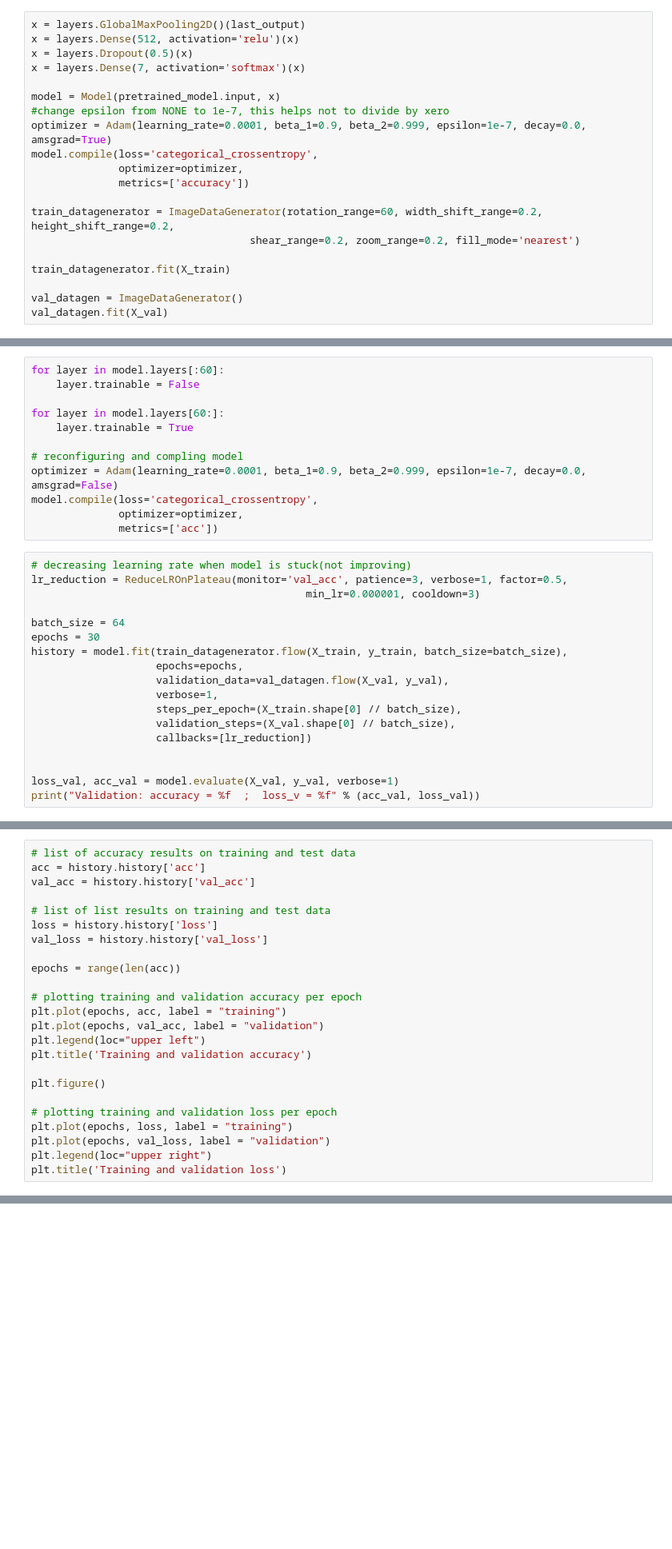
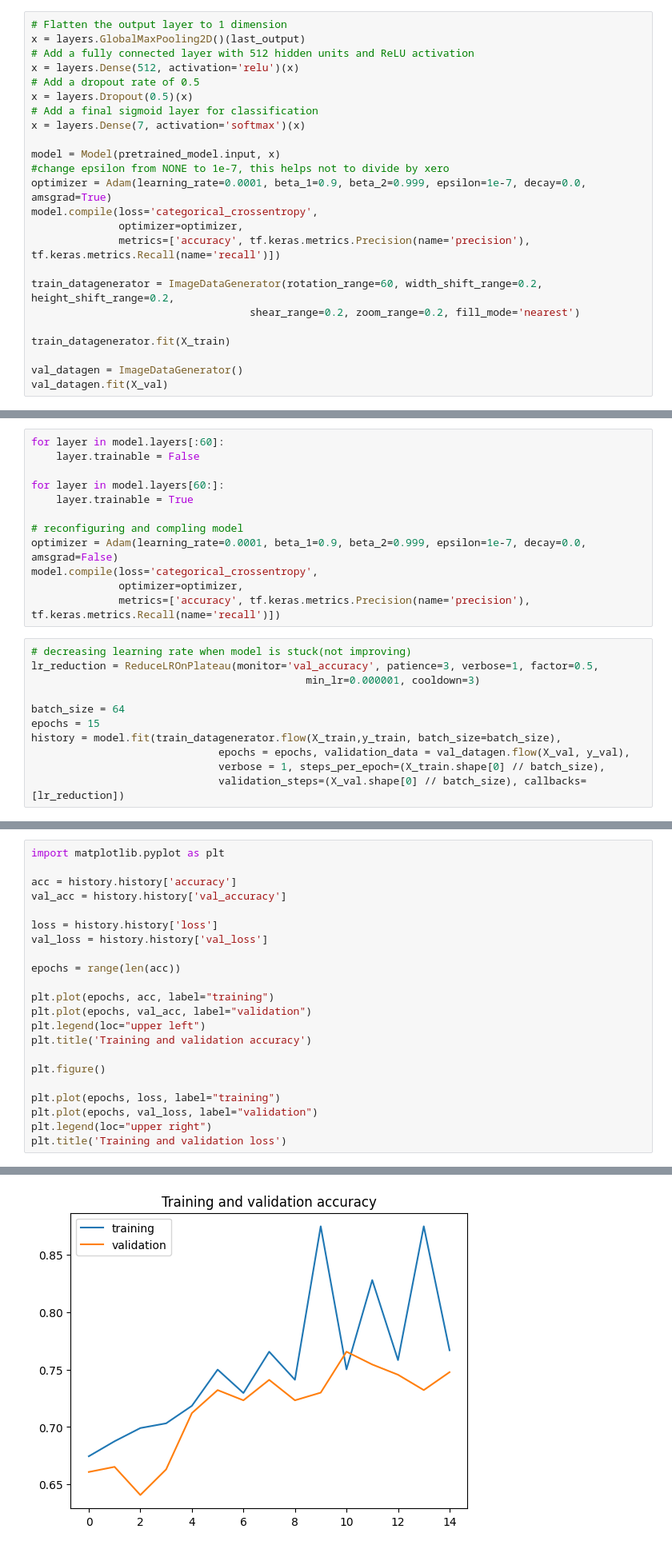
Before and after one commit to SajedHamdan09/skin-cancer-detection, a Jupyter notebook: CNN/MobileNet.ipynb, the cells around one changed output, grey strips where cells are left out. Shown at 80% size. Cells and saved outputs as stored; diff of their text form; blank space fills up the shorter version.

```diff
--- a/CNN/MobileNet.ipynb
+++ b/CNN/MobileNet.ipynb
@@ -46,7 +68,11 @@ last_output = last_layer.output
 # %%
+# Flatten the output layer to 1 dimension
 x = layers.GlobalMaxPooling2D()(last_output)
+# Add a fully connected layer with 512 hidden units and ReLU activation
 x = layers.Dense(512, activation='relu')(x)
+# Add a dropout rate of 0.5
 x = layers.Dropout(0.5)(x)
+# Add a final sigmoid layer for classification
 x = layers.Dense(7, activation='softmax')(x)
 
 model = Model(pretrained_model.input, x)
@@ -54,7 +80,7 @@ model = Model(pretrained_model.input, x)
 optimizer = Adam(learning_rate=0.0001, beta_1=0.9, beta_2=0.999, epsilon=1e-7, decay=0.0, amsgrad=True)
 model.compile(loss='categorical_crossentropy',
               optimizer=optimizer,
-              metrics=['accuracy'])
+              metrics=['accuracy', tf.keras.metrics.Precision(name='precision'), tf.keras.metrics.Recall(name='recall')])
 
 train_datagenerator = ImageDataGenerator(rotation_range=60, width_shift_range=0.2, height_shift_range=0.2,
                                    shear_range=0.2, zoom_range=0.2, fill_mode='nearest')
@@ -83,22 +117,15 @@ for layer in model.layers[60:]:
 optimizer = Adam(learning_rate=0.0001, beta_1=0.9, beta_2=0.999, epsilon=1e-7, decay=0.0, amsgrad=False)
 model.compile(loss='categorical_crossentropy',
               optimizer=optimizer,
-              metrics=['acc'])
+              metrics=['accuracy', tf.keras.metrics.Precision(name='precision'), tf.keras.metrics.Recall(name='recall')])
 # %%
 # decreasing learning rate when model is stuck(not improving)
-lr_reduction = ReduceLROnPlateau(monitor='val_acc', patience=3, verbose=1, factor=0.5,
+lr_reduction = ReduceLROnPlateau(monitor='val_accuracy', patience=3, verbose=1, factor=0.5,
                                             min_lr=0.000001, cooldown=3)
 
 batch_size = 64
-epochs = 30
-history = model.fit(train_datagenerator.flow(X_train, y_train, batch_size=batch_size),
-                    epochs=epochs,
-                    validation_data=val_datagen.flow(X_val, y_val),
-                    verbose=1,
-                    steps_per_epoch=(X_train.shape[0] // batch_size),
-                    validation_steps=(X_val.shape[0] // batch_size),
-                    callbacks=[lr_reduction])
-
-
-loss_val, acc_val = model.evaluate(X_val, y_val, verbose=1)
-print("Validation: accuracy = %f  ;  loss_v = %f" % (acc_val, loss_val))
+epochs = 15
+history = model.fit(train_datagenerator.flow(X_train,y_train, batch_size=batch_size),
+                              epochs = epochs, validation_data = val_datagen.flow(X_val, y_val),
+                              verbose = 1, steps_per_epoch=(X_train.shape[0] // batch_size),
+                              validation_steps=(X_val.shape[0] // batch_size), callbacks=[lr_reduction])
@@ -119,24 +190,23 @@ model.save("MobileNet.h5")
 # %%
-# list of accuracy results on training and test data
-acc = history.history['acc']
-val_acc = history.history['val_acc']
+import matplotlib.pyplot as plt
 
-# list of list results on training and test data
+acc = history.history['accuracy']
+val_acc = history.history['val_accuracy']
+
 loss = history.history['loss']
 val_loss = history.history['val_loss']
 
 epochs = range(len(acc))
 
-# plotting training and validation accuracy per epoch
-plt.plot(epochs, acc, label = "training")
-plt.plot(epochs, val_acc, label = "validation")
+plt.plot(epochs, acc, label="training")
+plt.plot(epochs, val_acc, label="validation")
 plt.legend(loc="upper left")
 plt.title('Training and validation accuracy')
 
 plt.figure()
 
-# plotting training and validation loss per epoch
-plt.plot(epochs, loss, label = "training")
-plt.plot(epochs, val_loss, label = "validation")
+plt.plot(epochs, loss, label="training")
+plt.plot(epochs, val_loss, label="validation")
 plt.legend(loc="upper right")
 plt.title('Training and validation loss')
+# %% [output]
@@ -142,0 +214 @@ plt.title('Training and validation loss')
+[figure, added]
```
Also changed, not shown: parts of 7 cells of this notebook, 3 other files.
